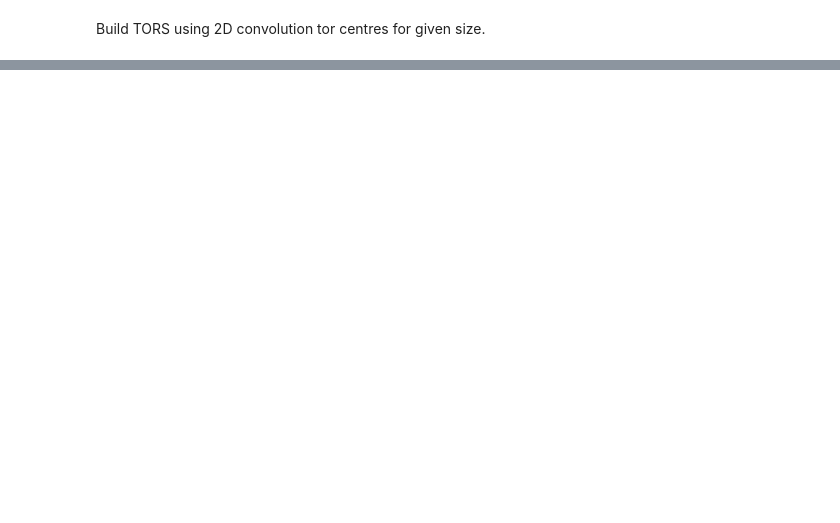
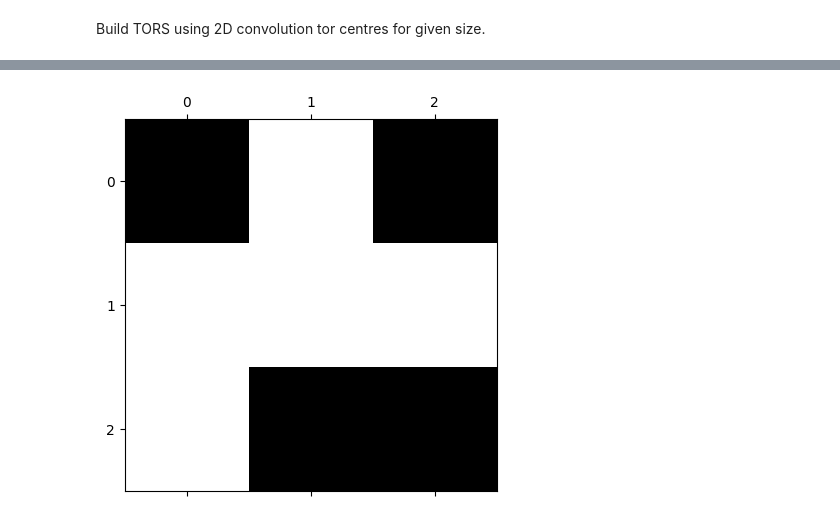
Before and after one commit to daltonkw/bedrock-mapping-accuracy, a Jupyter notebook: Notes_Original.ipynb, the cells around one changed output, grey strips where cells are left out. Cells and saved outputs as stored; diff of their text form; code cells hidden in the pictures; blank space fills up the shorter version.

```diff
--- a/Notes_Original.ipynb
+++ b/Notes_Original.ipynb
@@ -157,0 +207,6 @@ plt.show()
+# %%
+matrix = np.array([[1, 0, 1],
+                   [0, 0, 0],
+                   [0, 1, 1]])
+# %% [output]
+[figure, added]
```
Also changed, not shown: parts of 55 cells of this notebook, 2 other files.
